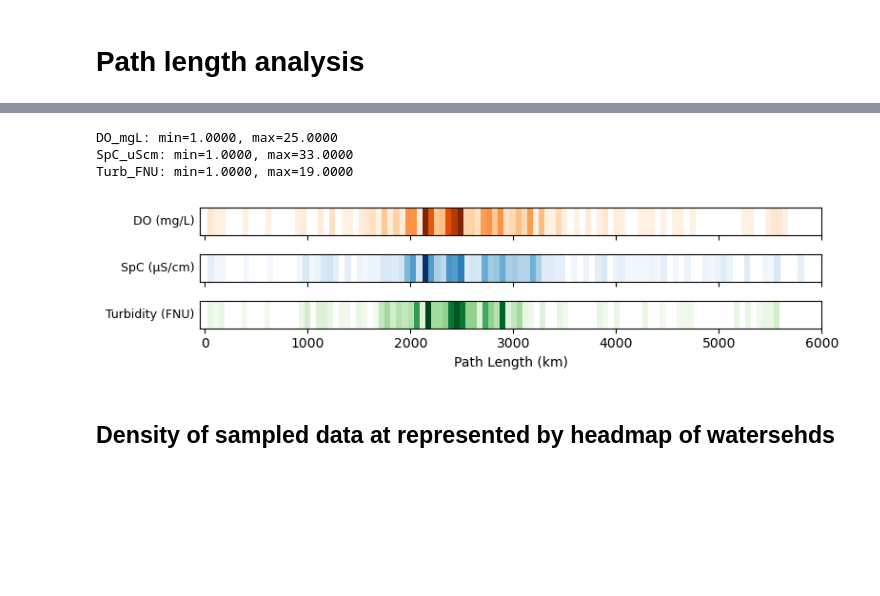
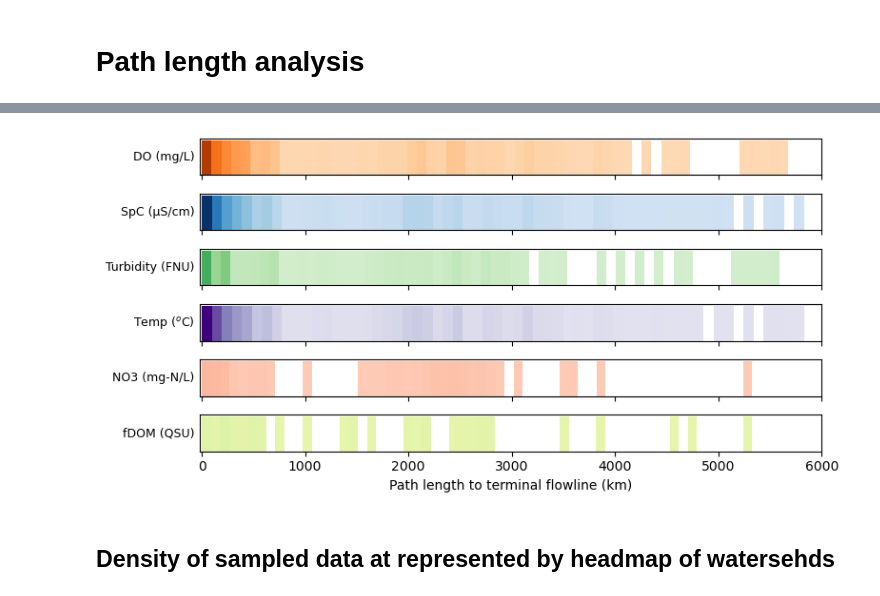
Before and after one commit to jtkemper/stream-analysis, a Jupyter notebook: spatial_pattern_basinatlas.ipynb, the cells around one changed output, grey strips where cells are left out. Cells and saved outputs as stored; diff of their text form; code cells hidden in the pictures; blank space fills up the shorter version.

```diff
--- a/spatial_pattern_basinatlas.ipynb
+++ b/spatial_pattern_basinatlas.ipynb
@@ -369,4 +450,0 @@ comid_pl.head(2)
-# %%
-# Attaching comid and path length to metadata
-md_data = md_data.merge(comid_pl)
-md_data.head()
@@ -379,0 +457,15 @@ md_data.head()
+# %%
+# Getting pathlength of eachw watershed based on COMID
+
+from pynhd import NLDI #, WaterData, NHDPlusHR
+import pynhd as nhd
+nldi = NLDI()
+
+vaa = nhd.nhdplus_vaa()
+vaa = vaa.rename(columns={'comid':'COMID'})
+
+md_comid = md_data.merge(vaa[['COMID', 'pathlength']], on='COMID')
+md_comid['COMID'] = md_comid['COMID'].astype(int)
+
+# Attaching comid and path length to metadata
+md_comid.head()
@@ -380,46 +480,40 @@ md_data.head()
 # %%
 # network density map
-fig, axes = plt.subplots(3, 1, figsize=(8, 2), sharex=True)
-cmap_names = ['Oranges', 'Blues', 'Greens']
+from matplotlib.ticker import FuncFormatter
 
-params = ['DO_mgL', 'SpC_uScm', 'Turb_FNU']
-labels = ['DO (mg/L)', 'SpC (μS/cm)', 'Turbidity (FNU)']
+fig, axes = plt.subplots(len(params_dict), 1,
+                         figsize=(8, len(params_dict) * 0.67), sharex=True)
 
-for ax, param, label, cmap_name in zip(axes, params, labels, cmap_names):
-    subset = md_data[md_data['parameter'] == param]['pathlength'].dropna()
-    counts, bin_edges = np.histogram(subset, bins=100, density=True)
+CMAPS = {'DO_mgL': 'Oranges', 'SpC_uScm': 'Blues', 'Turb_FNU': 'Greens',
+         'WTemp_C': 'Purples', 'NO3_mgNL': 'Reds', 'fDOM_QSU': 'YlGn'}
+# shared max so the rows are comparable
+vmax = max(
+    np.histogram(md_comid[md_comid['parameter'] == p]['pathlength'].dropna(),
+                 bins=100, density=False)[0].max()
+    for p in params_dict
+)
 
-    cmap = plt.get_cmap(cmap_name)  # ← get the actual colormap object
+for ax, (param, label) in zip(axes, params_dict.items()):
+    subset = md_comid[md_comid['parameter'] == param]['pathlength'].dropna()
+    counts, bin_edges = np.histogram(subset, bins=60, density=False)
 
-    # Map colors: white where no data, colormap where data exists
-    colors = np.array([cmap(c / counts.max()) if c > 0 else (1, 1, 1, 1) for c in counts])
+    cmap = plt.get_cmap(CMAPS[param])
+
+    colors = np.array([cmap(0.2 + 0.8 * (c / vmax)) if c > 0 else (1, 1, 1, 1)
+                       for c in counts])
 
     ax.bar(bin_edges[:-1], np.ones_like(counts), width=np.diff(bin_edges),
-           color=colors,
-           align='edge')
+           color=colors, align='edge')
 
-    ax.set_ylabel(label, fontsize=9,
-                  rotation=0,
-                  ha='right',
-                      verticalalignment='center')
+    ax.set_ylabel(label, fontsize=9, rotation=0, ha='right', verticalalignment='center')
+    ax.set_yticks([])
+    ax.set_xlim([-20, 6000])
 
-    ax.set_yticks([])
-    ax.set_xlim([-50, 6000])
-
-axes[-1].set_xlabel("Path Length (km)")
-
+axes[-1].set_xlabel("Path length to terminal flowline (km)")
 plt.tight_layout()
-plt.savefig(f'../OUTPUT/spatial_patterns/denstiy_network_length.png', dpi=600, bbox_inches='tight')
-
-for param, cmap_name in zip(params, cmap_names):
-    subset = md_data[md_data['parameter'] == param]['pathlength'].dropna()
-    counts, bin_edges = np.histogram(subset, bins=100, density=False)
-    print(f"{param}: min={counts[counts>0].min():.4f}, max={counts.max():.4f}")
+plt.savefig('../OUTPUT/spatial_patterns/denstiy_network_length.png', dpi=600, bbox_inches='tight')
 # %% [output]
-DO_mgL: min=1.0000, max=25.0000
-SpC_uScm: min=1.0000, max=33.0000
-Turb_FNU: min=1.0000, max=19.0000
-[figure, old version]
+[figure, new version]
 # %% [markdown]
 ## Density of sampled data at represented by headmap of watersehds
 # %%
```
Also changed, not shown: parts of 19 cells of this notebook, 3 other files.
